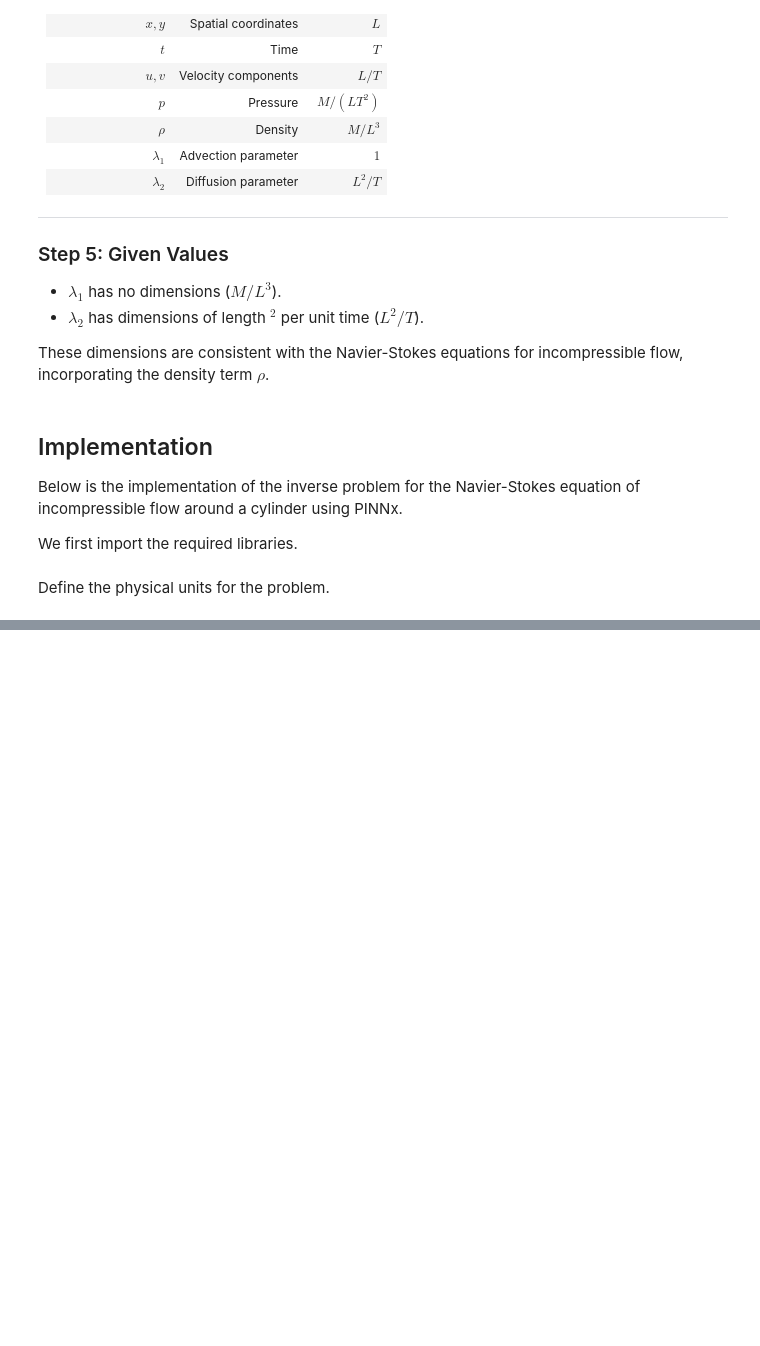
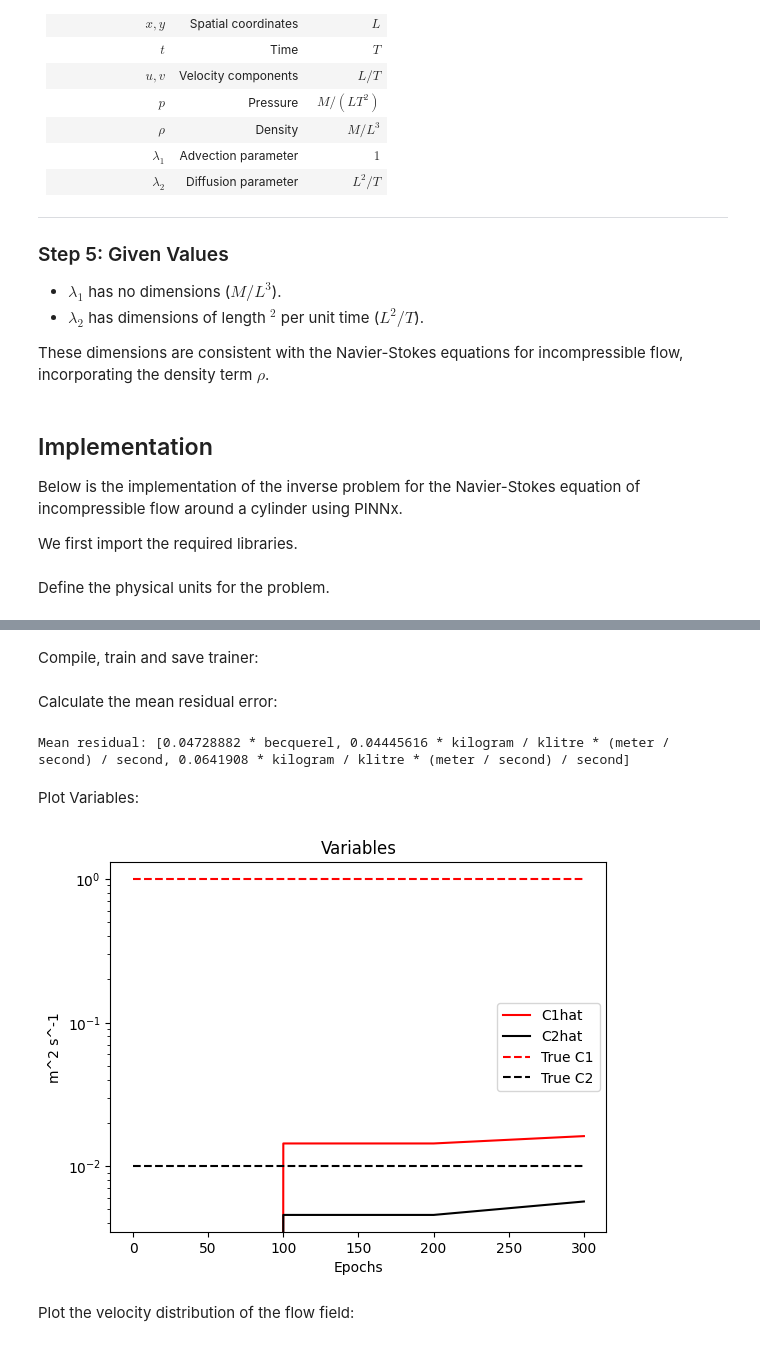
Before and after one commit to chaobrain/pinnx, a Jupyter notebook: docs/unit-examples-inverse/Navier_Stokes_inverse.ipynb, the cells around one changed output, grey strips where cells are left out. Saved outputs shown, nothing was run; the diff lists cells and outputs as text; code cells hidden in the pictures; blank space fills up the shorter version.

```diff
--- a/docs/unit-examples-inverse/Navier_Stokes_inverse.ipynb
+++ b/docs/unit-examples-inverse/Navier_Stokes_inverse.ipynb
@@ -176,0 +312,5 @@ unit_of_c2 = u.meter2 / u.second
+# %%
+fnamevar = "variables.dat"
+variable = pinnx.callbacks.VariableValue([C1, C2], period=100, filename=fnamevar)
+# %% [markdown]
+Compile, train and save trainer:
@@ -176,0 +324,35 @@ unit_of_c2 = u.meter2 / u.second
+# %% [markdown]
+Calculate the mean residual error:
+# %%
+f = model.predict(ob_xyt, operator=Navier_Stokes_Equation)
+print("Mean residual:", jax.tree.map(lambda x: u.math.mean(u.math.abs(x)), f))
+# %% [output]
+Mean residual: [0.04728882 * becquerel, 0.04445616 * kilogram / klitre * (meter / second) / second, 0.0641908 * kilogram / klitre * (meter / second) / second]
+# %% [markdown]
+Plot Variables:
+# %%
+# reopen saved data using callbacks in fnamevar
+lines = open(fnamevar, "r").readlines()
+# read output data in fnamevar
+Chat = np.array(
+    [
+        np.fromstring(
+            min(re.findall(re.escape("[") + "(.*?)" + re.escape("]"), line), key=len),
+            sep=",",
+        )
+        for line in lines
+    ]
+)
+l, c = Chat.shape
+plt.semilogy(range(0, l * 100, 100), Chat[:, 0], "r-")
+plt.semilogy(range(0, l * 100, 100), Chat[:, 1], "k-")
+plt.semilogy(range(0, l * 100, 100), np.ones(Chat[:, 0].shape) * C1true, "r--")
+plt.semilogy(range(0, l * 100, 100), np.ones(Chat[:, 1].shape) * C2true, "k--")
+plt.legend(["C1hat", "C2hat", "True C1", "True C2"], loc="right")
+plt.xlabel("Epochs")
+plt.title("Variables")
+plt.show()
+# %% [output]
+[figure, added]
+# %% [markdown]
+Plot the velocity distribution of the flow field:
```
Also changed, not shown: parts of 21 cells of this notebook.
